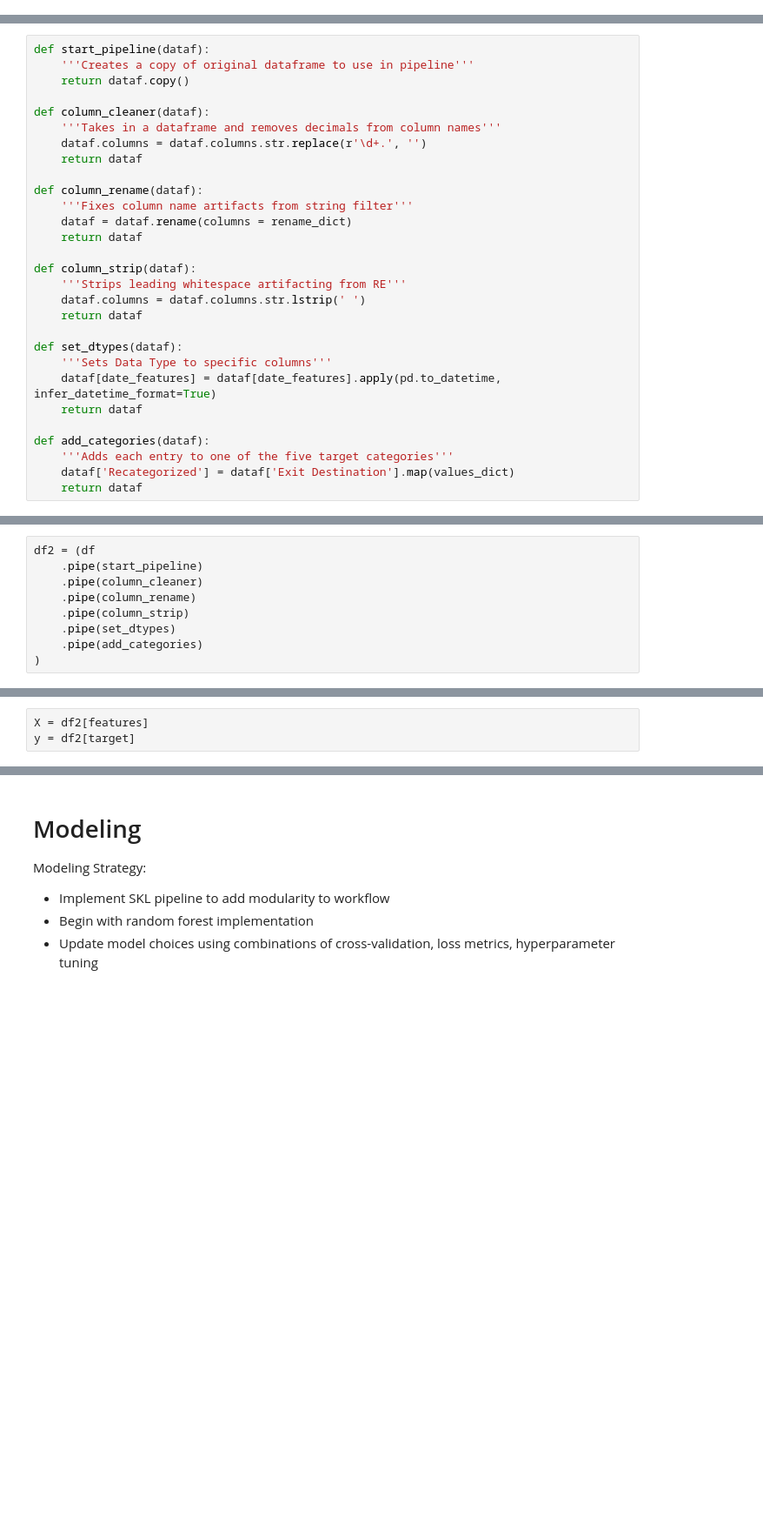
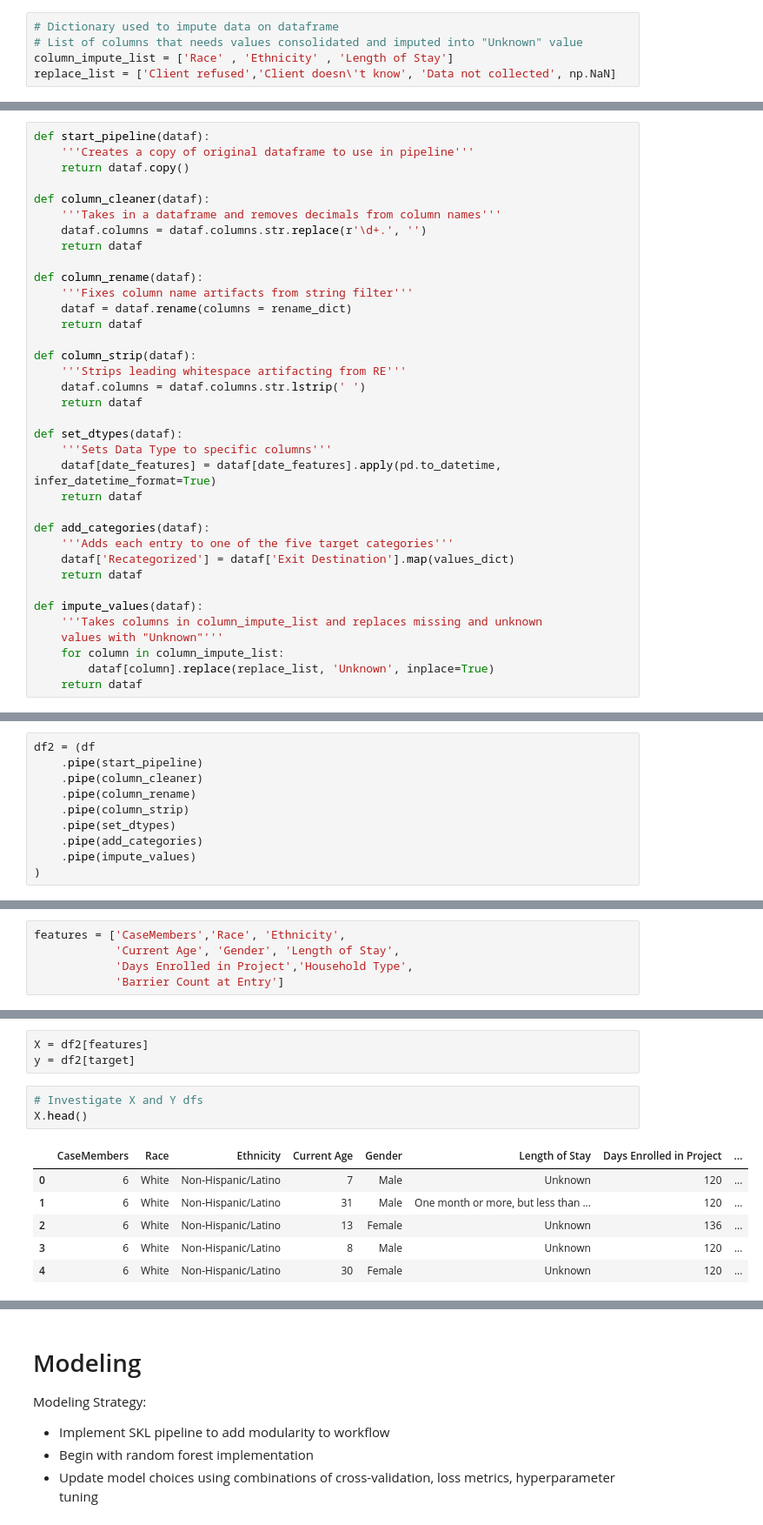
Before and after one commit to mudesir/family-promise-spokane-ds-b, a Jupyter notebook: notebooks/Data Exploration.ipynb, the cells around one changed output, grey strips where cells are left out. Shown: that part at 87% size. Drawn from its saved outputs; the diff is of its cells as text; blank space fills up the shorter version.

```diff
--- a/notebooks/Data Exploration.ipynb
+++ b/notebooks/Data Exploration.ipynb
@@ -142,6 +143,11 @@ rename_dict = {k: k[1:] for k in text_artifacts}
 print(rename_dict)
 # %% [output]
 {'RReferral Source': 'Referral Source', 'RDate Status Determined': 'Date Status Determined', 'REnroll Status': 'Enroll Status', 'RRunaway Youth': 'Runaway Youth', 'RReason Why No Services Funded': 'Re ...
+# %%
+# Dictionary used to impute data on dataframe
+# List of columns that needs values consolidated and imputed into "Unknown" value
+column_impute_list = ['Race' , 'Ethnicity' , 'Length of Stay']
+replace_list = ['Client refused','Client doesn\'t know', 'Data not collected', np.NaN]
 # %% [markdown]
 ## Cleaning Pipeline
 # %% [markdown]
@@ -175,6 +181,13 @@ def add_categories(dataf):
     '''Adds each entry to one of the five target categories'''
     dataf['Recategorized'] = dataf['Exit Destination'].map(values_dict)
     return dataf
+
+def impute_values(dataf):
+    '''Takes columns in column_impute_list and replaces missing and unknown
+    values with "Unknown"'''
+    for column in column_impute_list:
+        dataf[column].replace(replace_list, 'Unknown', inplace=True)
+    return dataf
 # %% [markdown]
 Run pipeline
 # %%
@@ -185,6 +198,7 @@ df2 = (df
     .pipe(column_strip)
     .pipe(set_dtypes)
     .pipe(add_categories)
+    .pipe(impute_values)
 )
 # %% [markdown]
 ## Pipeline Results Testing
@@ -264,0 +271,5 @@ target = ['Exit Destination']
+# %%
+features = ['CaseMembers','Race', 'Ethnicity',
+            'Current Age', 'Gender', 'Length of Stay',
+            'Days Enrolled in Project','Household Type',
+            'Barrier Count at Entry']
@@ -265,3 +278,13 @@ target = ['Exit Destination']
 # %%
 X = df2[features]
 y = df2[target]
+# %%
+# Investigate X and Y dfs
+X.head()
+# %% [output]
+|  | CaseMembers | Race | Ethnicity | Current Age | Gender | Length of Stay | Days Enrolled in Project | ... |
+| 0 | 6 | White | Non-Hispanic/Latino | 7 | Male | Unknown | 120 | ... |
+| 1 | 6 | White | Non-Hispanic/Latino | 31 | Male | One month or more, but less than ... | 120 | ... |
+| 2 | 6 | White | Non-Hispanic/Latino | 13 | Female | Unknown | 136 | ... |
+| 3 | 6 | White | Non-Hispanic/Latino | 8 | Male | Unknown | 120 | ... |
+| 4 | 6 | White | Non-Hispanic/Latino | 30 | Female | Unknown | 120 | ... |
```
Also changed, not shown: parts of 16 cells of this notebook.
